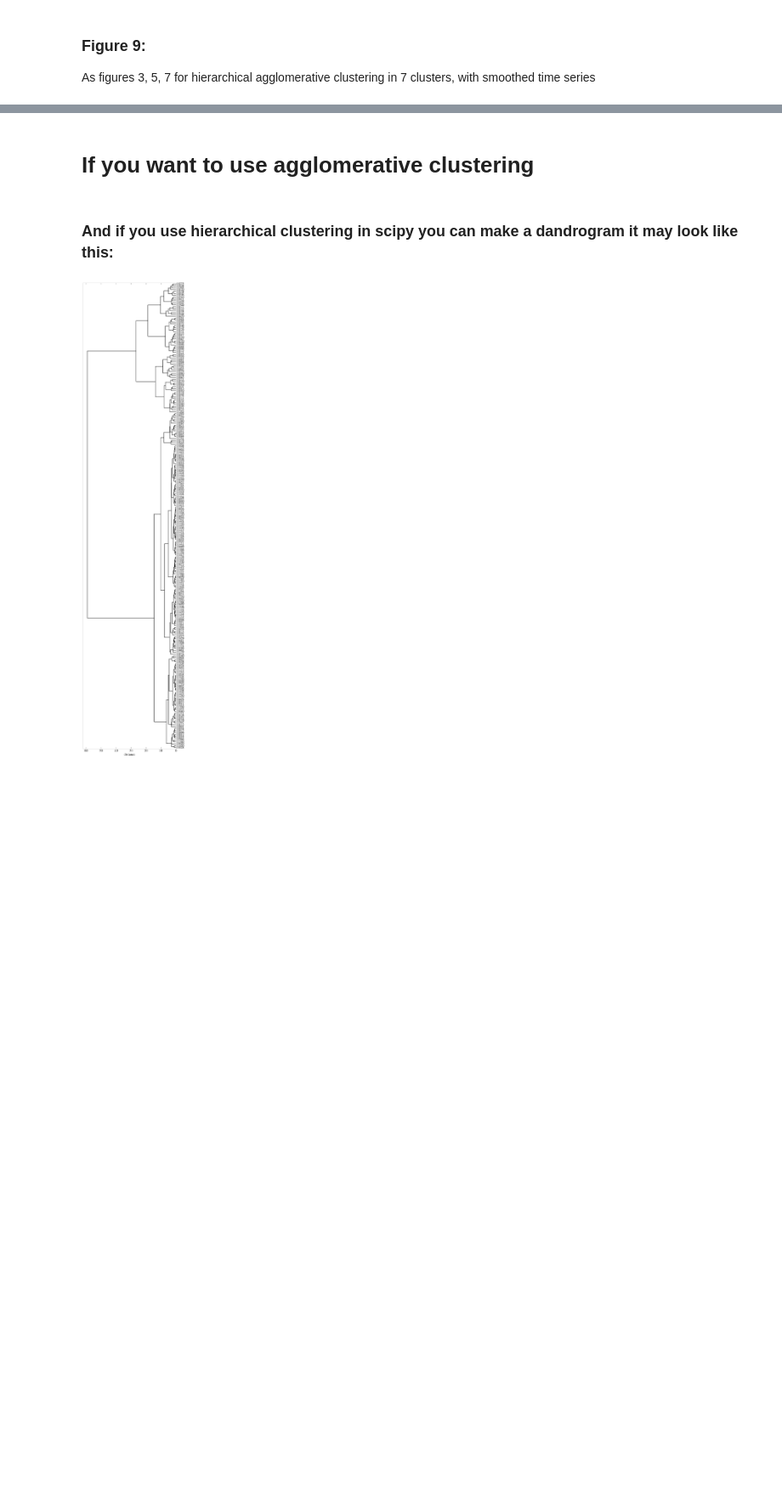
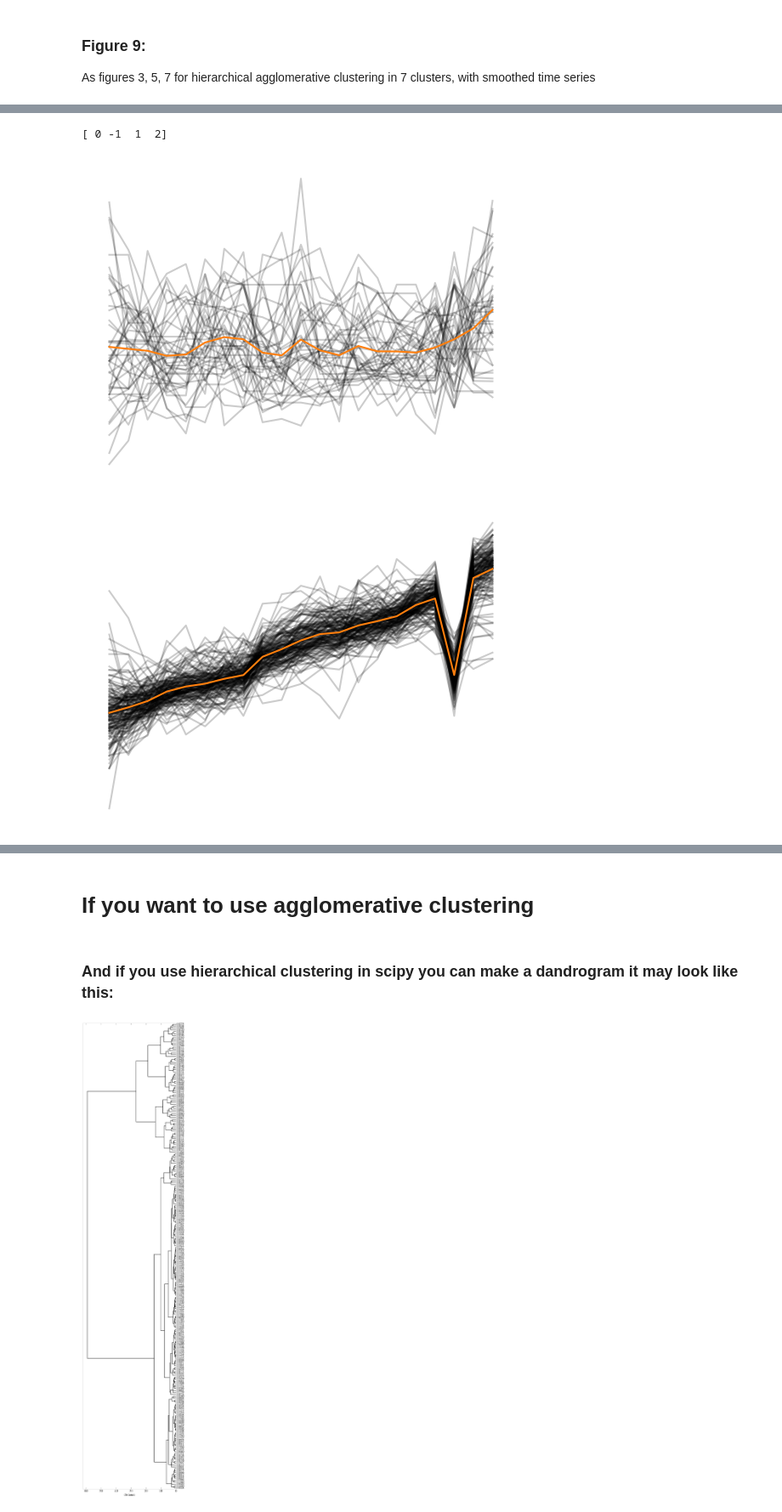
Before and after one commit to Osujan/MLTSA25_SShrestha, a Jupyter notebook: HW7/Clustering_businesstimeseries_instructions.ipynb, the cells around one changed output, grey strips where cells are left out. Shown at 85% size. Saved outputs shown, nothing was run; the diff lists cells and outputs as text; code cells hidden in the pictures; blank space fills up the shorter version.

```diff
--- a/HW7/Clustering_businesstimeseries_instructions.ipynb
+++ b/HW7/Clustering_businesstimeseries_instructions.ipynb
@@ -407,0 +541,30 @@ As figures 3, 5, 7 for hierarchical agglomerative clustering in 7 clusters, with
+# %%
+db = DBSCAN(eps=2.5, min_samples=2).fit(vals)
+
+# Get cluster labels
+labels = db.labels_
+
+# Add cluster labels to the DataFrame
+vals_pd = pd.DataFrame(vals)
+vals_pd['cluster'] = labels
+print(vals_pd['cluster'].unique())
+
+# Now you can analyze the clusters as you did with KMeans
+# For example:
+# Visualize clusters
+# ax = vals_pd[vals_pd.cluster == -1].drop("cluster", axis=1).T.plot(legend=False, color="k", alpha=0.2)
+for l in range(-1, vals_pd['cluster'].max()+1):
+    if len(vals_pd[vals_pd.cluster == l]) == 0:
+        continue
+
+    vals_pd[vals_pd.cluster == l].drop("cluster", axis=1).T.plot(legend=False, color='black', alpha=0.2)
+
+    cluster_data = vals_pd[vals_pd.cluster == l].drop("cluster", axis=1)
+    cluster_center = cluster_data.mean(axis=0)
+    plt.plot(cluster_center.values, color='tab:orange', alpha=1.0)
+    plt.axis('off')
+    plt.show()
+# %% [output]
+[ 0 -1  1  2]
+[figure, added]
+[figure, added]
```
Also changed, not shown: parts of 22 cells of this notebook.
